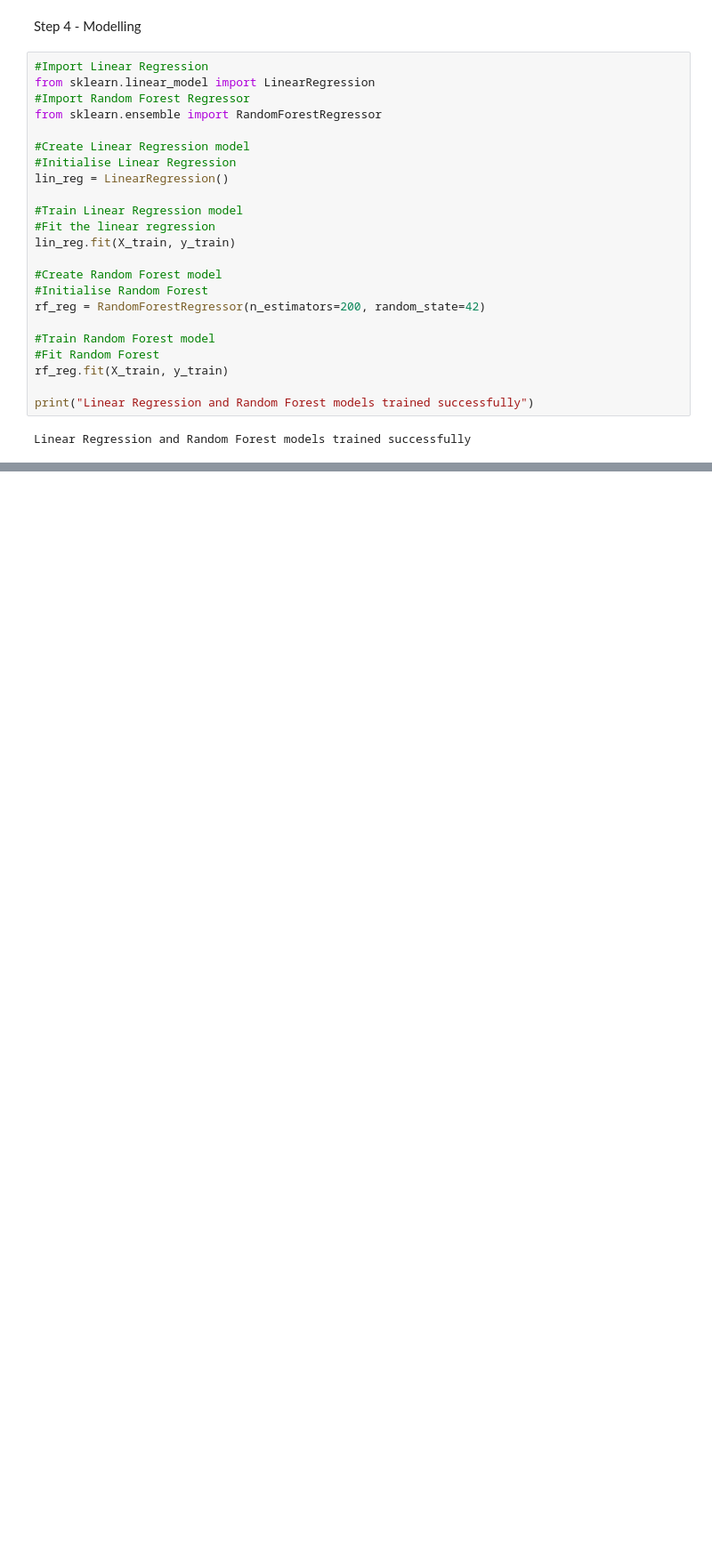
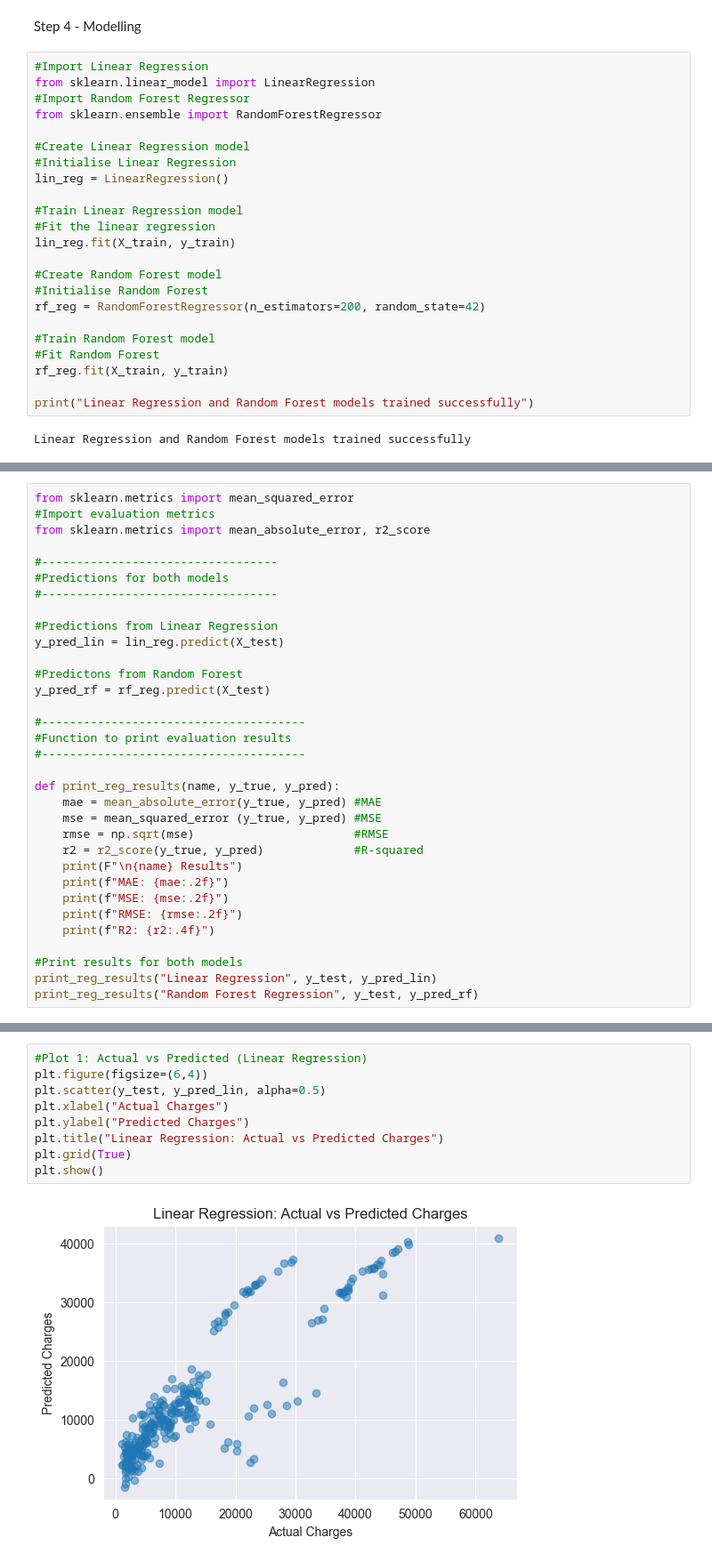
Before and after one commit to yathukamal/Regression, a Jupyter notebook: Insurance_regression.ipynb, the cells around one changed output, grey strips where cells are left out. Shown: that part at 89% size. Saved outputs shown, nothing was run; the diff lists cells and outputs as text; blank space fills up the shorter version.

```diff
--- a/Insurance_regression.ipynb
+++ b/Insurance_regression.ipynb
@@ -203,0 +207,33 @@ Linear Regression and Random Forest models trained successfully
+# %%
+from sklearn.metrics import mean_squared_error
+#Import evaluation metrics
+from sklearn.metrics import mean_absolute_error, r2_score
+
+#----------------------------------
+#Predictions for both models
+#----------------------------------
+
+#Predictions from Linear Regression
+y_pred_lin = lin_reg.predict(X_test)
+
+#Predictons from Random Forest
+y_pred_rf = rf_reg.predict(X_test)
+
+#--------------------------------------
+#Function to print evaluation results
+#--------------------------------------
+
+def print_reg_results(name, y_true, y_pred):
+    mae = mean_absolute_error(y_true, y_pred) #MAE
+    mse = mean_squared_error (y_true, y_pred) #MSE
+    rmse = np.sqrt(mse)                       #RMSE
+    r2 = r2_score(y_true, y_pred)             #R-squared
+    print(F"\n{name} Results")
+    print(f"MAE: {mae:.2f}")
+    print(f"MSE: {mse:.2f}")
+    print(f"RMSE: {rmse:.2f}")
+    print(f"R2: {r2:.4f}")
+
+#Print results for both models
+print_reg_results("Linear Regression", y_test, y_pred_lin)
+print_reg_results("Random Forest Regression", y_test, y_pred_rf)
@@ -203,0 +252,11 @@ Linear Regression and Random Forest models trained successfully
+# %%
+#Plot 1: Actual vs Predicted (Linear Regression)
+plt.figure(figsize=(6,4))
+plt.scatter(y_test, y_pred_lin, alpha=0.5)
+plt.xlabel("Actual Charges")
+plt.ylabel("Predicted Charges")
+plt.title("Linear Regression: Actual vs Predicted Charges")
+plt.grid(True)
+plt.show()
+# %% [output]
+[figure, added]
```
Also changed, not shown: parts of 6 cells of this notebook.
